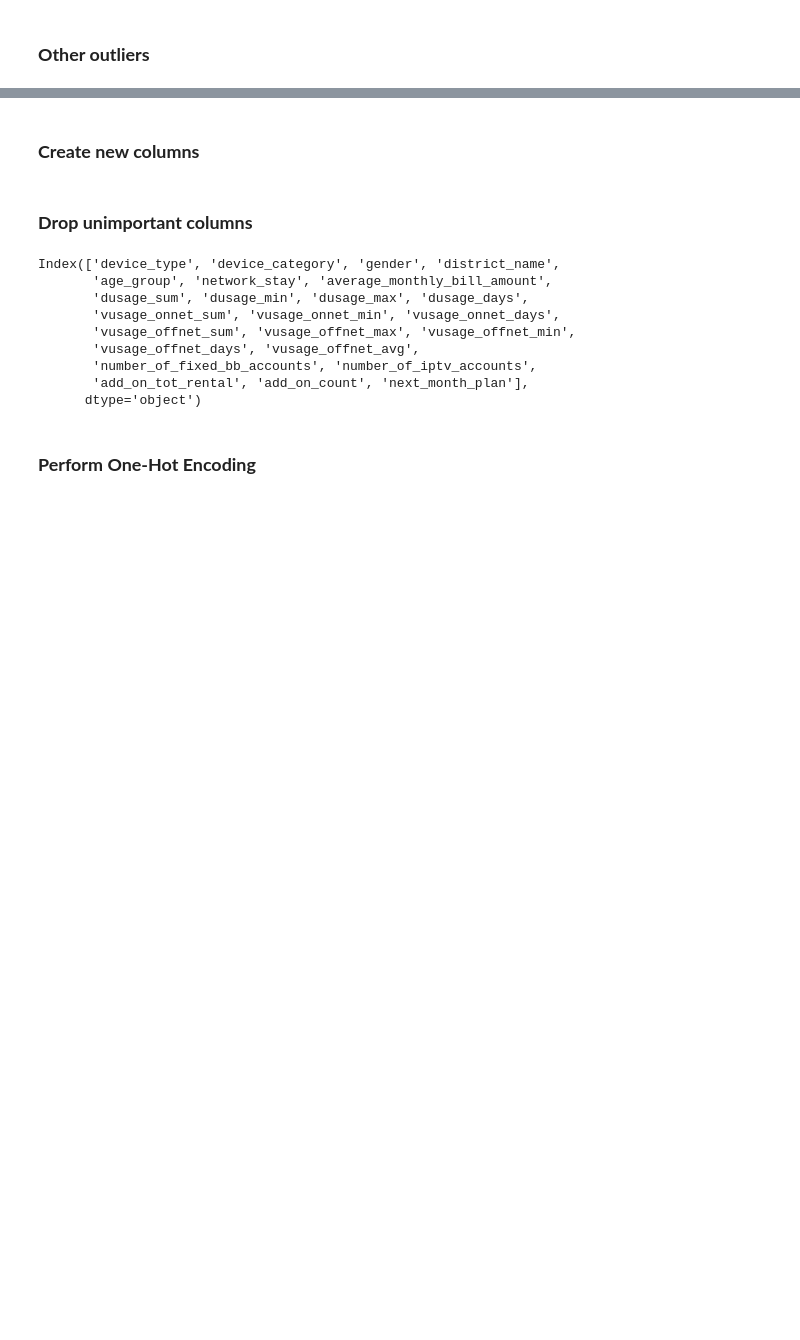
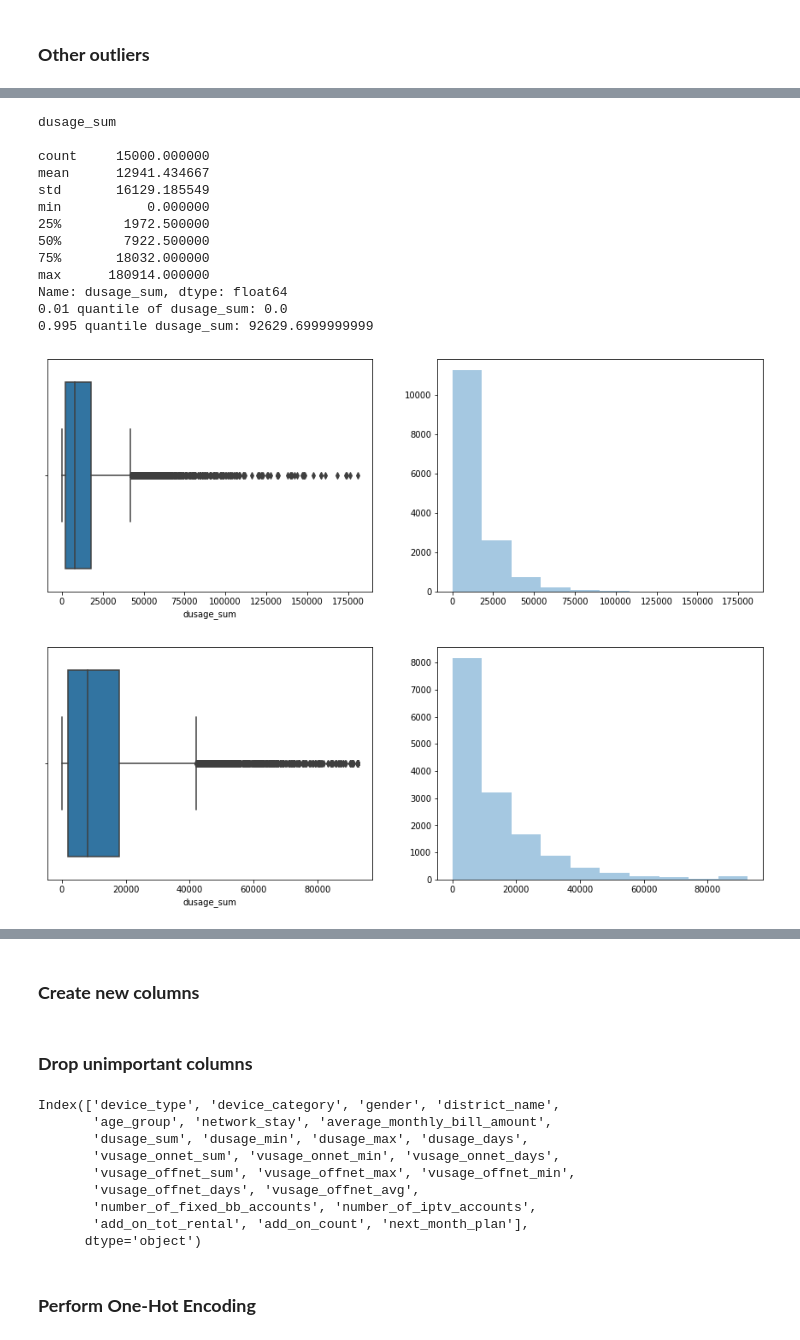
Before and after one commit to thuvarahan97/ADL-AI-Summit-2021---AI-Vendors, a Jupyter notebook: RentalPlan.ipynb, the cells around one changed output, grey strips where cells are left out. Saved outputs shown, nothing was run; the diff lists cells and outputs as text; code cells hidden in the pictures; blank space fills up the shorter version.

```diff
--- a/RentalPlan.ipynb
+++ b/RentalPlan.ipynb
@@ -483,0 +432,18 @@ Name: average_monthly_bill_amount, dtype: float64
+# %%
+resolveOutliers(all_data, 'dusage_sum', 0.01, 0.995)
+# %% [output]
+dusage_sum
+
+count     15000.000000
+mean      12941.434667
+std       16129.185549
+min           0.000000
+25%        1972.500000
+50%        7922.500000
+75%       18032.000000
+max      180914.000000
+Name: dusage_sum, dtype: float64
+0.01 quantile of dusage_sum: 0.0
+0.995 quantile dusage_sum: 92629.6999999999
+[figure, added]
+[figure, added]
```
Also changed, not shown: parts of 52 cells of this notebook.
